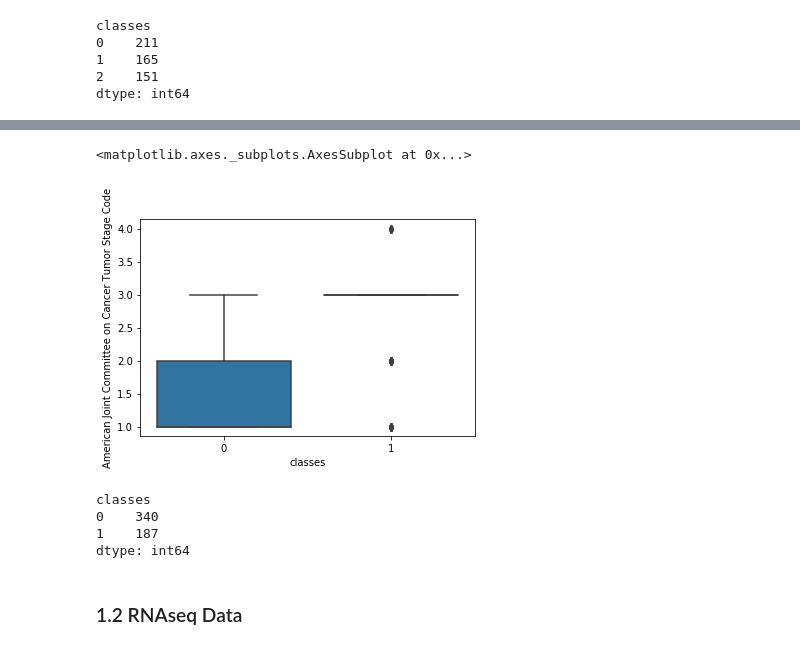
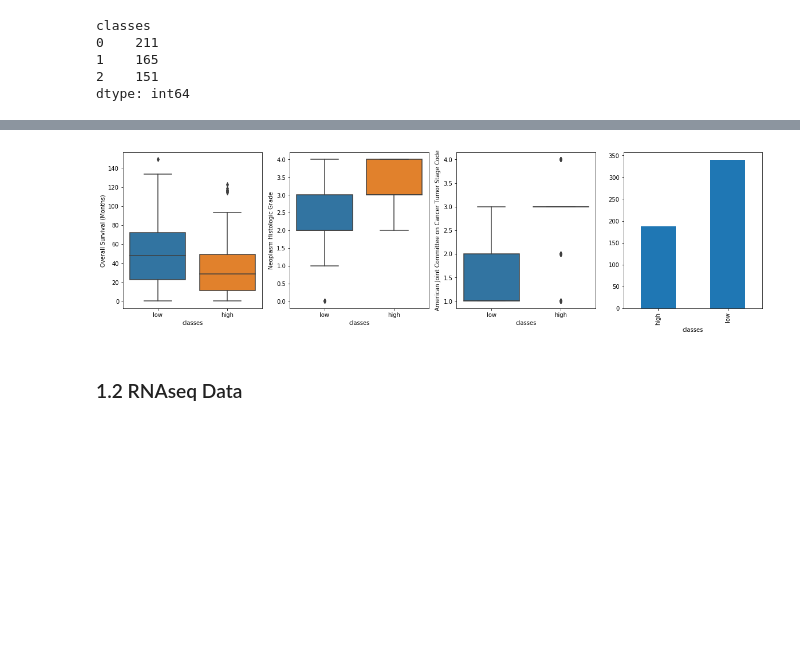
Before and after one commit to jzz0026/RNAseq_Mutation_cancer_risk_miniproject, a Jupyter notebook: 1_EDA_Data_clean_and_Clusetering.ipynb, the cells around one changed output, grey strips where cells are left out. Cells and saved outputs as stored; diff of their text form; code cells hidden in the pictures; blank space fills up the shorter version.

```diff
--- a/1_EDA_Data_clean_and_Clusetering.ipynb
+++ b/1_EDA_Data_clean_and_Clusetering.ipynb
@@ -241,14 +245,17 @@ sns.boxplot(y="Neoplasm Histologic Grade",x="classes",data=patient_data_target_t
-# %%
-sns.boxplot(y="American Joint Committee on Cancer Tumor Stage Code",x="classes",data=patient_data_target_tem)
-# %% [output]
-<matplotlib.axes._subplots.AxesSubplot at 0x...>
-[figure, removed]
-# %%
-patient_data_target_tem.groupby("classes").size()
-# %% [output]
-classes
-0    340
-1    187
-dtype: int64
+# %%
+patient_data_target_tem['classes'] = patient_data_target_tem['classes'].astype(str).str.replace("0",'low').str.replace("1",'high')
+# %%
+plt.figure(figsize=(20,5))
+plt.subplot(1, 4, 1)
+sns.boxplot(y="Overall Survival (Months)",x="classes",data=patient_data_target_tem)
+plt.subplot(1, 4, 2)
+sns.boxplot(y="Neoplasm Histologic Grade",x="classes",data=patient_data_target_tem)
+plt.subplot(1, 4, 3)
+sns.boxplot(y="American Joint Committee on Cancer Tumor Stage Code",x="classes",data=patient_data_target_tem)
+plt.subplot(1, 4, 4)
+patient_data_target_tem.groupby("classes").size().plot("bar")
+plt.savefig("Plot/plot_stag_grade_vital_survival_in_class.png")
+# %% [output]
+[figure, added]
 # %%
 patient_data_4 = patient_data_3.copy()
```
Also changed, not shown: parts of 6 cells of this notebook, 1 other file.
